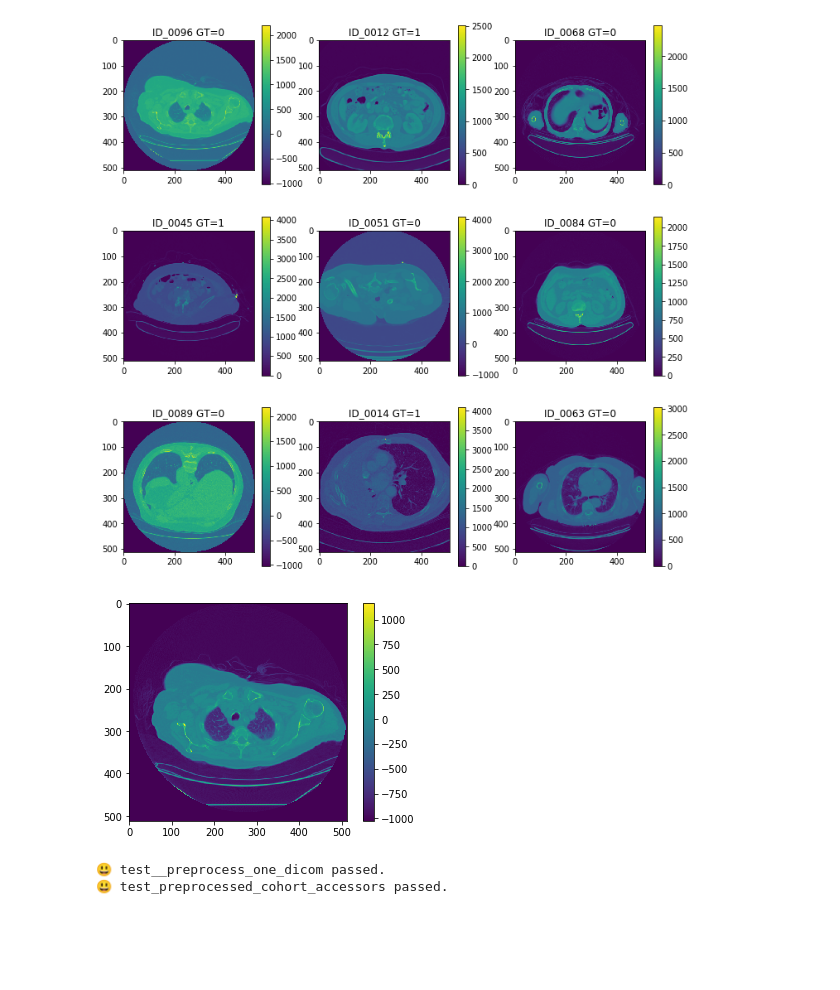
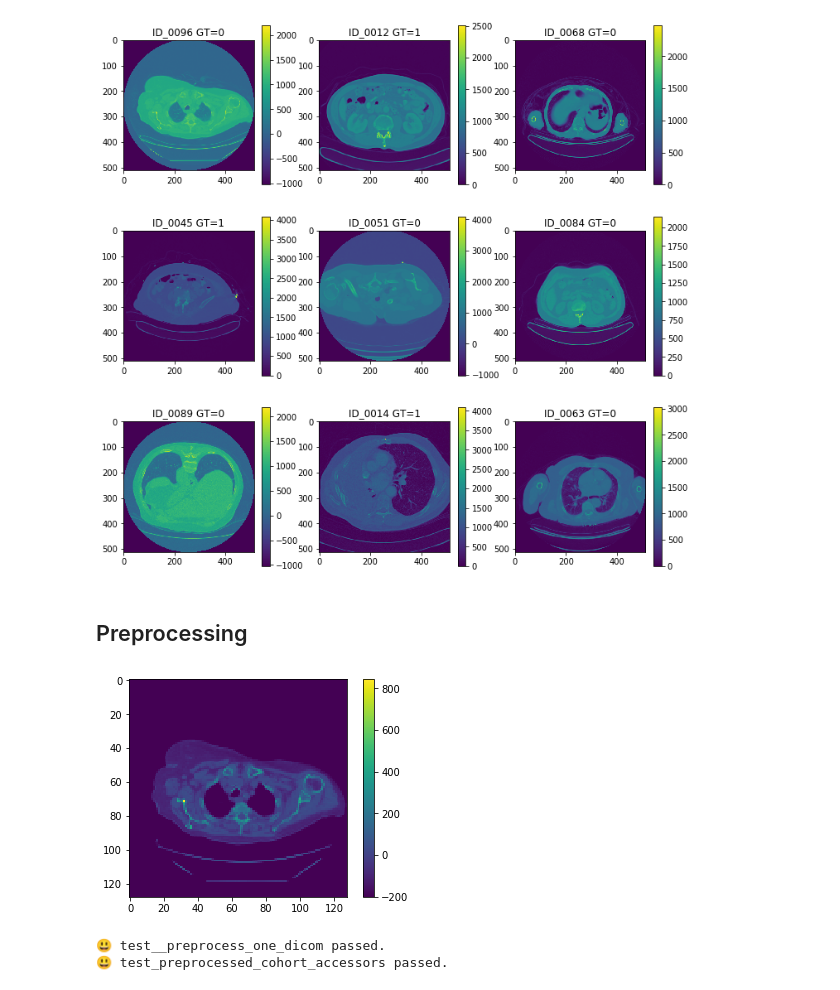
Before and after one commit to danielphil/kaggle_ctmi, a Jupyter notebook: kaggle_ctmi_simple.ipynb, the cells around one changed output. Drawn from its saved outputs; the diff is of its cells as text; code cells hidden in the pictures; blank space fills up the shorter version.

```diff
--- a/kaggle_ctmi_simple.ipynb
+++ b/kaggle_ctmi_simple.ipynb
@@ -163,6 +176,8 @@ def show_images(cohort):
 show_images(cohort=Cohort())
 # %% [output]
 [figure]
+# %% [markdown]
+## Preprocessing
 # %%
 class PreprocessedCohort(object):
     """
@@ -193,38 +208,44 @@ class PreprocessedCohort(object):
 
         # It seems that padding value lies!  So we'll just clamp image values and hope for the best!
         # print("Image (min,max) = (%6.1f, %6.1f)" % (np.min(image), np.max(image)))
-        image[image <= -1024.0] = -1024.0
-        image[image >= 2000.0] = 2000.0
+        clip_min = -200.0
+        clip_max = 1000.0
+        image[image < clip_min] = clip_min
+        image[image > clip_max] = clip_max
 
-        assert np.min(image) >= -1024.0
-        assert np.max(image) <= 2000.0
+        assert np.min(image) >= clip_min
+        assert np.max(image) <= clip_max
+
+        # Finally, downscale brutally!
+        image = downscale_local_mean(image, (4, 4))
 
         return image
 
 
     @property
     def images(self):
         """ Lazily apply normalisation """
         return self._preprocessed_images
 
 def test__preprocess_one_dicom():
     cohort = Cohort()
     dcm1 = cohort.dicoms[0]
     image = PreprocessedCohort._preprocess_one_dicom(dcm1)
+    assert image.shape == (128, 128)
     plt.imshow(image)
     plt.colorbar()
     plt.show()
     print(SMILY, "test__preprocess_one_dicom passed.")
 
 def test_preprocessed_cohort_accessors():
     ppch = PreprocessedCohort(Cohort())
     assert len(ppch.images) == len(ppch.ids) == len(ppch.groundtruth) == ppch.size
     print(SMILY, "test_preprocessed_cohort_accessors passed.")
 
 test__preprocess_one_dicom()
 test_preprocessed_cohort_accessors()
 # %% [output]
-[figure, old version]
+[figure, new version]
 😃 test__preprocess_one_dicom passed.
 😃 test_preprocessed_cohort_accessors passed.
 # %%
```
Also changed, not shown: parts of 14 cells of this notebook, 1 other file.
